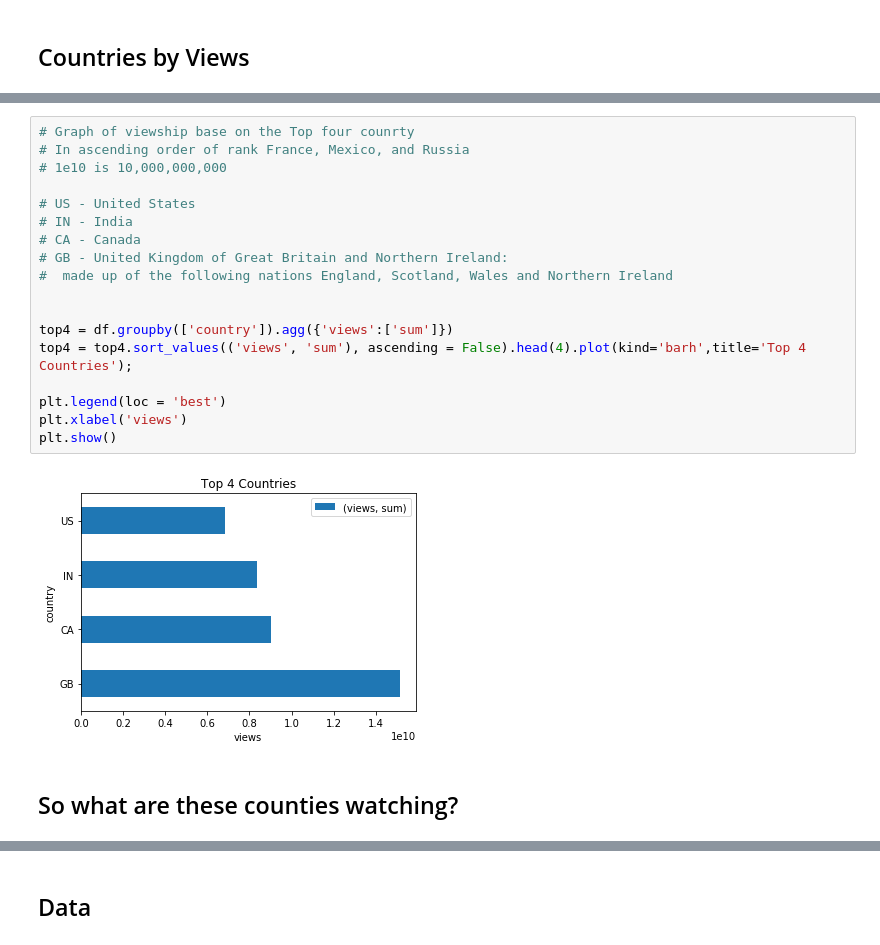
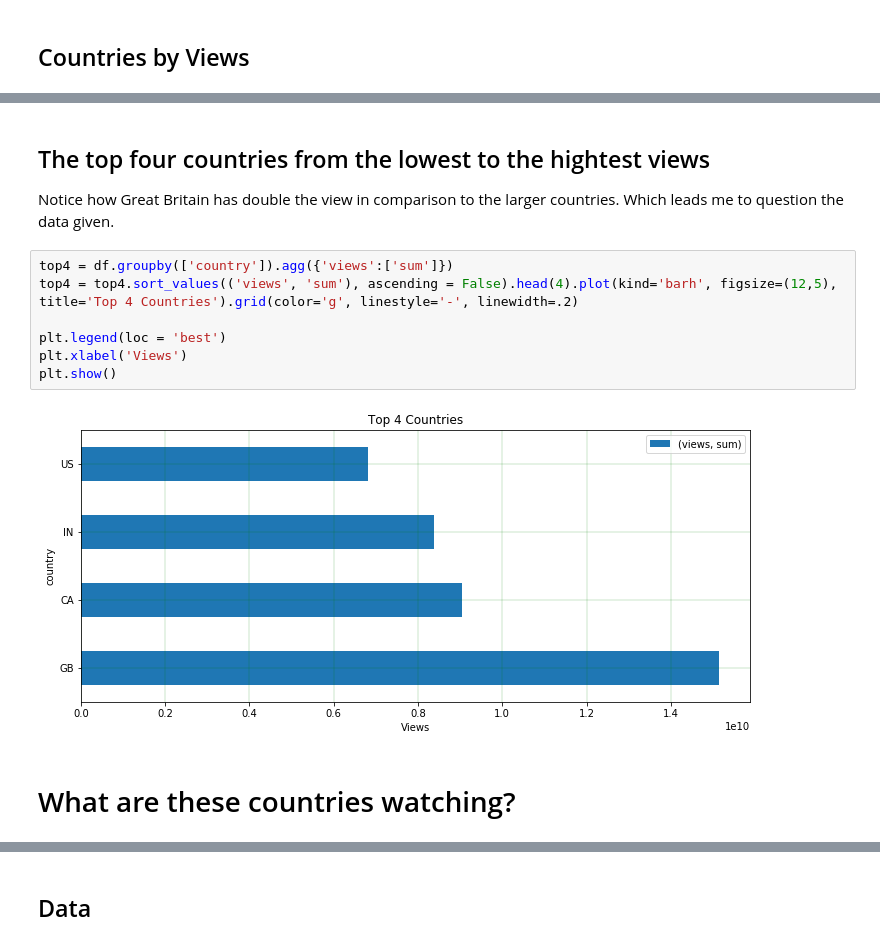
Before and after one commit to perezrm/YouTube_rmp, a Jupyter notebook: S26PracticePresentation.ipynb, the cells around one changed output, grey strips where cells are left out. Saved outputs shown, nothing was run; the diff lists cells and outputs as text.

```diff
--- a/S26PracticePresentation.ipynb
+++ b/S26PracticePresentation.ipynb
@@ -48,23 +43,17 @@ Highest.
+# %% [markdown]
+## The top four countries from the lowest to the hightest views
+
+Notice how Great Britain has double the view in comparison to the larger countries.
+Which leads me to question the data given.
 # %%
-# Graph of viewship base on the Top four counrty
-# In ascending order of rank France, Mexico, and Russia
-# 1e10 is 10,000,000,000
-
-# US - United States
-# IN - India
-# CA - Canada
-# GB - United Kingdom of Great Britain and Northern Ireland:
-#  made up of the following nations England, Scotland, Wales and Northern Ireland
-
-
 top4 = df.groupby(['country']).agg({'views':['sum']})
-top4 = top4.sort_values(('views', 'sum'), ascending = False).head(4).plot(kind='barh',title='Top 4 Countries');
+top4 = top4.sort_values(('views', 'sum'), ascending = False).head(4).plot(kind='barh', figsize=(12,5), title='Top 4 Countries').grid(color='g', linestyle='-', linewidth=.2)
 
 plt.legend(loc = 'best')
-plt.xlabel('views')
+plt.xlabel('Views')
 plt.show()
 # %% [output]
-[figure, old version]
+[figure, new version]
 # %% [markdown]
-## So what are these counties watching?
+# What are these countries watching?
 # %%
```
Also changed, not shown: parts of 21 cells of this notebook.
